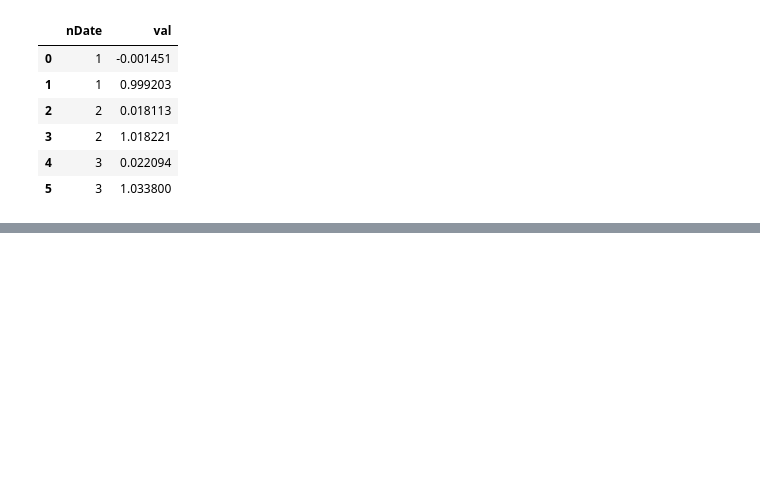
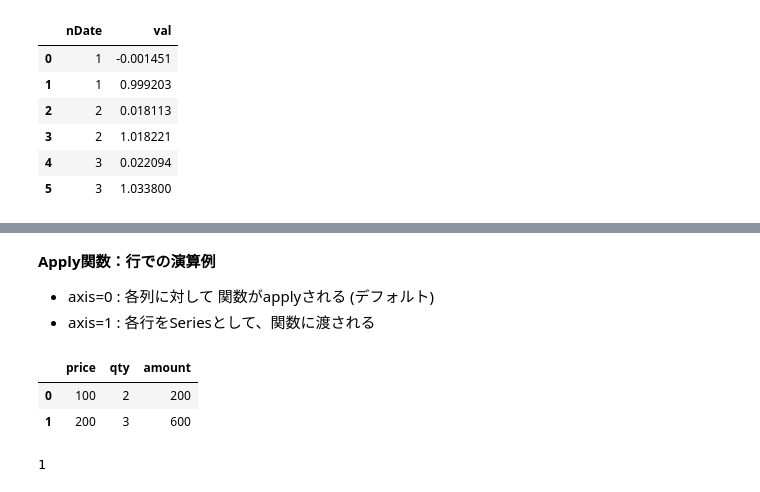
Before and after one commit to retrieveram/ORE-Introduction, a Jupyter notebook: ch4-sim/sim.ipynb, the cells around one changed output, grey strips where cells are left out. Cells and saved outputs as stored; diff of their text form; code cells hidden in the pictures; blank space fills up the shorter version.

```diff
--- a/ch4-sim/sim.ipynb
+++ b/ch4-sim/sim.ipynb
@@ -136,0 +318,16 @@ dfSD.loc[:, ['nDate', 'val']] #列のみの指定
+# %% [markdown]
+**Apply関数：行での演算例**
+- axis=0 : 各列に対して 関数がapplyされる (デフォルト)
+- axis=1 : 各行をSeriesとして、関数に渡される
+# %%
+df = pd.DataFrame({'price':[100, 200],'qty':[2, 3]})
+def calc(rr): return rr.price * rr.qty
+df['amount'] = df.apply(calc, axis=1) ; df
+# %% [output]
+|  | price | qty | amount |
+| 0 | 100 | 2 | 200 |
+| 1 | 200 | 3 | 600 |
+# %%
+swPAY
+# %% [output]
+1
```
Also changed, not shown: parts of 12 cells of this notebook.
